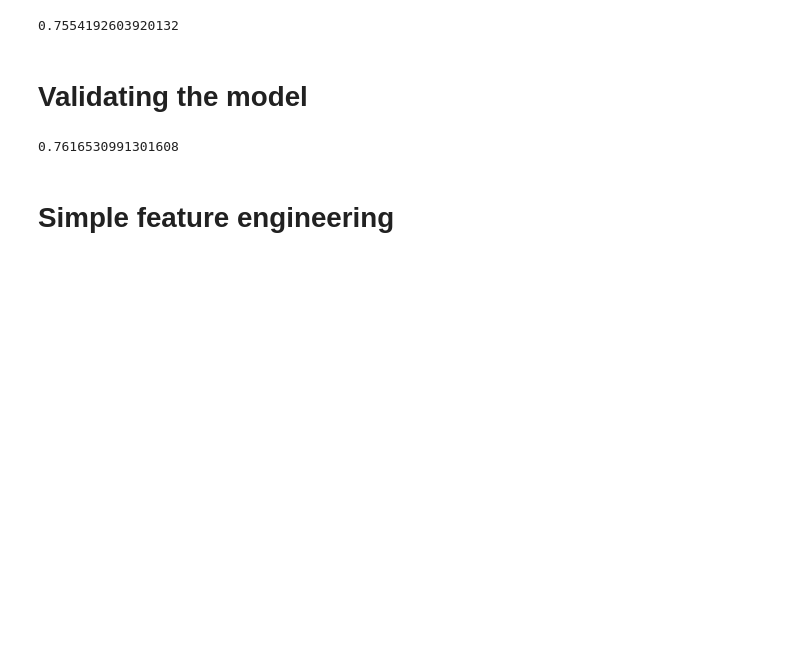
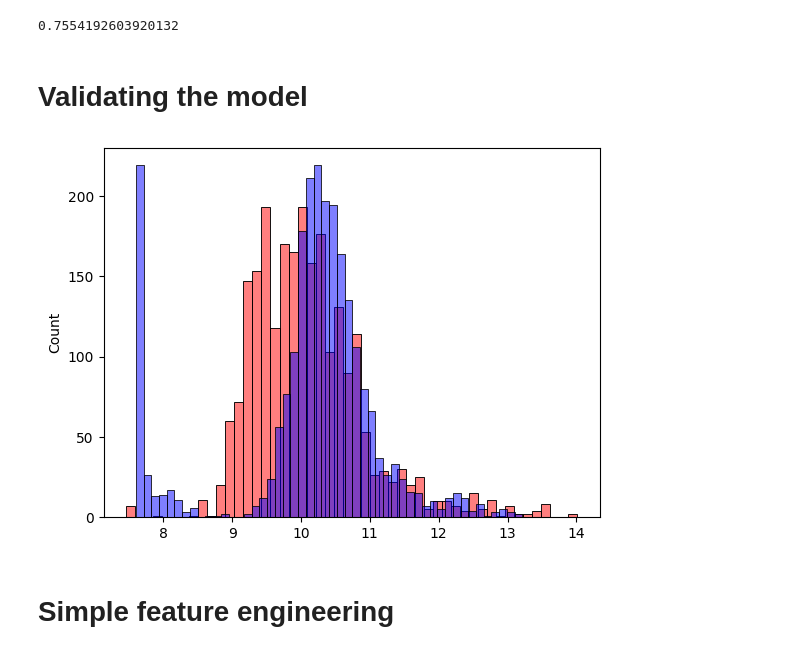
Before and after one commit to aaalexlit/machine-learning-zoomcamp-alex, a Jupyter notebook: 02-regression/carprice-eda-linreg.ipynb, the cells around one changed output. Cells and saved outputs as stored; diff of their text form; code cells hidden in the pictures; blank space fills up the shorter version.

```diff
--- a/02-regression/carprice-eda-linreg.ipynb
+++ b/02-regression/carprice-eda-linreg.ipynb
@@ -248,5 +248,6 @@ W = train_linear_regression(X_train, y_train)
 # %%
 y_pred = predict(X_train, W)
 # %%
-sns.histplot(y_pred, color='red', alpha=0.5, bins=50)
-sns.histplot(y_train, color='blue', alpha=0.5, bins=50)
+def plot_pred_vs_true_hist(y_pred, y_true):
+    sns.histplot(y_pred, color='red', alpha=0.5, bins=50)
+    sns.histplot(y_true, color='blue', alpha=0.5, bins=50)
@@ -267,19 +269,23 @@ rmse(y_train, y_pred)
 # %% [markdown]
 # Validating the model
 # %%
-def prepare_X(df):
+def prepare_X_1(df):
     df_num = df[base]
     df_num = df_num.fillna(0)
-    X = df_num.values
-    return X
+    return df_num.values
 # %%
-X_train = prepare_X(df_train)
-W = train_linear_regression(X_train, y_train)
+def train_and_calculate_rmse(prepare_X):
+    X_train = prepare_X(df_train)
+    W = train_linear_regression(X_train, y_train)
 
-X_val = prepare_X(df_val)
-y_pred = predict(W=W, X=X_val)
-rmse(y_val, y_pred)
+    X_val = prepare_X(df_val)
+    y_pred = predict(W=W, X=X_val)
+    return y_pred, rmse(y_val, y_pred)
-# %% [output]
-0.7616530991301608
+# %%
+y_pred_1, rmse_1 = train_and_calculate_rmse(prepare_X=prepare_X_1)
+# %%
+plot_pred_vs_true_hist(y_pred=y_pred_1, y_true=y_val)
+# %% [output]
+[figure, added]
 # %% [markdown]
 # Simple feature engineering
```
Also changed, not shown: parts of 7 cells of this notebook.
